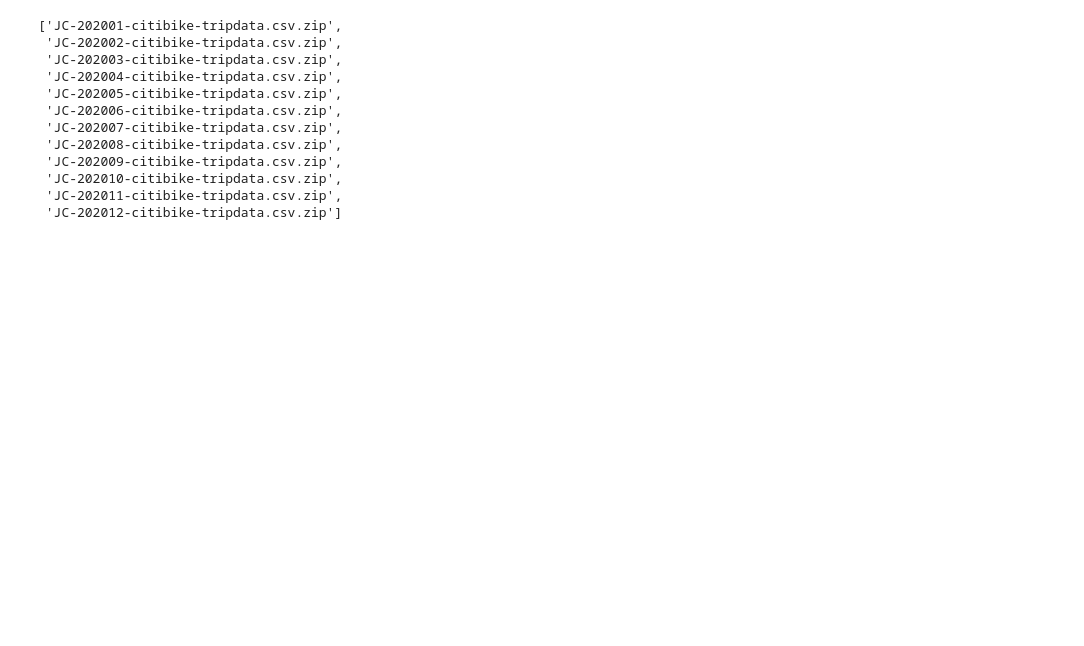
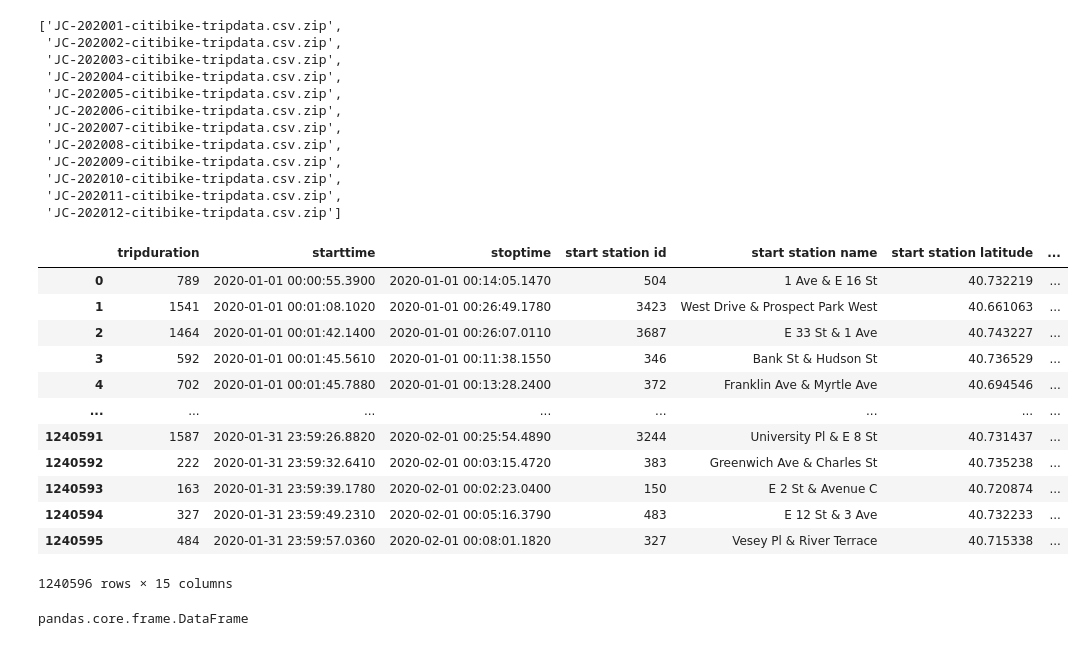
Before and after one commit to sjricketts/NYCitiBikeData, a Jupyter notebook: nyc_bike_data.ipynb, the cells around one changed output. Drawn from its saved outputs; the diff is of its cells as text; code cells hidden in the pictures; blank space fills up the shorter version.

```diff
--- a/nyc_bike_data.ipynb
+++ b/nyc_bike_data.ipynb
@@ -124,3 +124,23 @@ for file in os.listdir(directory):
     filename = os.fsdecode(file)
     if filename.endswith('.csv'):
         dfs[filename.split('.')[0]] = pd.read_csv(os.path.join(directory, filename))
+# %%
+dfs['202001']
+# %% [output]
+|  | tripduration | starttime | stoptime | start station id | start station name | start station latitude | ... |
+| 0 | 789 | 2020-01-01 00:00:55.3900 | 2020-01-01 00:14:05.1470 | 504 | 1 Ave & E 16 St | 40.732219 | ... |
+| 1 | 1541 | 2020-01-01 00:01:08.1020 | 2020-01-01 00:26:49.1780 | 3423 | West Drive & Prospect Park West | 40.661063 | ... |
+| 2 | 1464 | 2020-01-01 00:01:42.1400 | 2020-01-01 00:26:07.0110 | 3687 | E 33 St & 1 Ave | 40.743227 | ... |
+| 3 | 592 | 2020-01-01 00:01:45.5610 | 2020-01-01 00:11:38.1550 | 346 | Bank St & Hudson St | 40.736529 | ... |
+| 4 | 702 | 2020-01-01 00:01:45.7880 | 2020-01-01 00:13:28.2400 | 372 | Franklin Ave & Myrtle Ave | 40.694546 | ... |
+| ... | ... | ... | ... | ... | ... | ... | ... |
+| 1240591 | 1587 | 2020-01-31 23:59:26.8820 | 2020-02-01 00:25:54.4890 | 3244 | University Pl & E 8 St | 40.731437 | ... |
+| 1240592 | 222 | 2020-01-31 23:59:32.6410 | 2020-02-01 00:03:15.4720 | 383 | Greenwich Ave & Charles St | 40.735238 | ... |
+| 1240593 | 163 | 2020-01-31 23:59:39.1780 | 2020-02-01 00:02:23.0400 | 150 | E 2 St & Avenue C | 40.720874 | ... |
+| 1240594 | 327 | 2020-01-31 23:59:49.2310 | 2020-02-01 00:05:16.3790 | 483 | E 12 St & 3 Ave | 40.732233 | ... |
+| 1240595 | 484 | 2020-01-31 23:59:57.0360 | 2020-02-01 00:08:01.1820 | 327 | Vesey Pl & River Terrace | 40.715338 | ... |
+1240596 rows × 15 columns
+# %%
+type(dfs['202001'])
+# %% [output]
+pandas.core.frame.DataFrame
```
Also changed, not shown: parts of 2 cells of this notebook.
